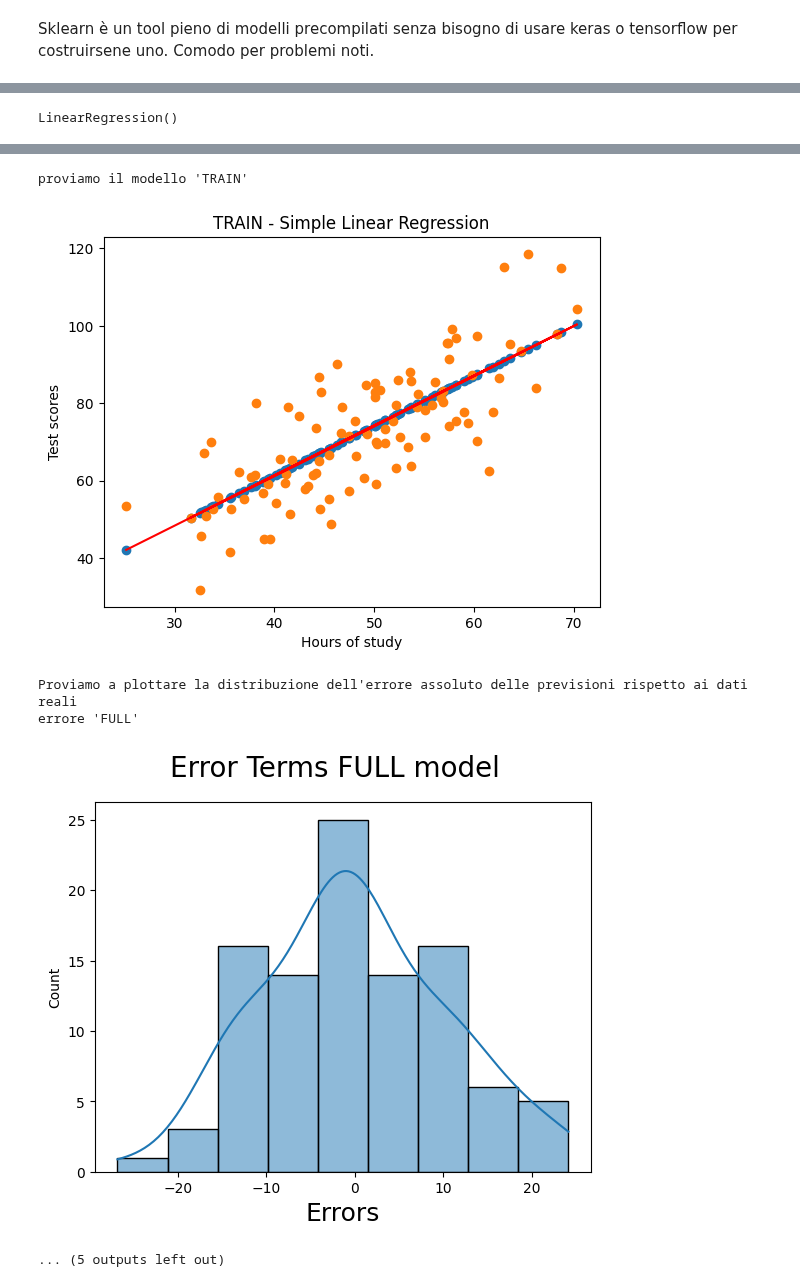
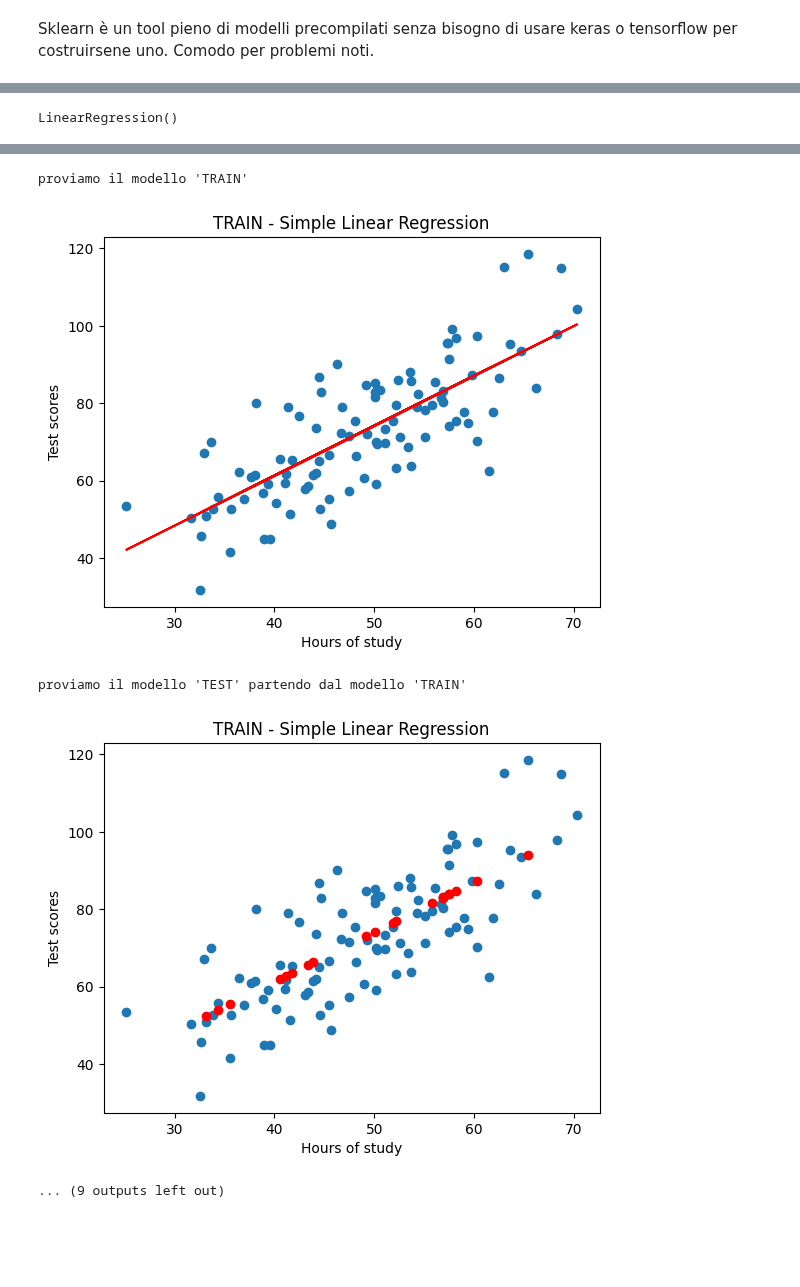
Before and after one commit to Undersk0re/machine-learning-course, a Jupyter notebook: Example/Tools/12-sklearn_datalr.ipynb, the cells around one changed output, grey strips where cells are left out. Cells and saved outputs as stored; diff of their text form; code cells hidden in the pictures; blank space fills up the shorter version.

Commit message:
end evaluation metrics

```diff
--- a/Example/Tools/12-sklearn_datalr.ipynb
+++ b/Example/Tools/12-sklearn_datalr.ipynb
@@ -8,8 +8,9 @@ import pandas as pd
 import seaborn as sns
 
 # the new one
-from sklearn.linear_model import LinearRegression
-from sklearn.model_selection import train_test_split
+from sklearn.linear_model import LinearRegression # il modello
+from sklearn.model_selection import train_test_split # per trattare i dati
+from sklearn.metrics import r2_score, mean_absolute_error, mean_squared_error
 
 print("\n\n\n")
 print("------------------------")
@@ -52,7 +53,10 @@ print("------------------------")
 print("1 - Declare Features and target")
 print("------------------------")
 
-X = x.reshape(-1, 1) # reashape when features number==1
+
+print("Feature is a matrix X")
+#X = x.reshape(-1, 1) # reashape when features number==1
+X = x.reshape(-1, x.size//len(x)) # X--> features
 Y = y # non ha senso usare la notazione matriciale !!!!, da qui in avanti verrà ignorata
 
 
@@ -67,8 +71,6 @@ print("Controlliamo il tipo X" ,type(X[0]) )
 print("Ora abbiamo una matrice (vettore nested)"  )
 
 print("\n\n\n")
-
-
 
 print("train del modello 'FULL' con tutti i dati")
 model_full = LinearRegression()
@@ -94,10 +96,9 @@ print("Coefficienti angolari (vettore): ", model_train.coef_, " di cui la dimens
 print("Intercetta (scalare secco): ", model_train.intercept_)
 
 
-
 print("\n\n\n")
 print("------------------------")
-print("4 - creare la predizione sul modello TRAIN o FULL e plot")
+print("4 - creare la predizione sul modello TEST, TRAIN o FULL e plot")
 print("------------------------")
 print("il modello ci serve per creare una retta (in questo caso di esempio, la più adatta ad approssimare i risultati del nostro esperimento anche per rilevazioni che non abbiamo.")
 
@@ -111,13 +112,21 @@ plt.ylabel('Test scores')
 plt.title('FULL model - Simple Linear Regression')
 plt.show()
 
+print("proviamo il modello 'TRAIN'")
+y_pred_train = model_train.predict(X_train)
+plt.scatter(X,y, ) # default distrib
+x_train = X_train.reshape(-1) # contrario di reshape
+plt.plot(x_train, y_pred_train,'-r') # retta
+plt.xlabel('Hours of study')
+plt.ylabel('Test scores')
+plt.title('TRAIN - Simple Linear Regression')
+plt.show()
 
-
-print("proviamo il modello 'TRAIN'")
-y_pred_train = model_train.predict(X)
-plt.scatter(X,y_pred_train,) # https://matplotlib.org/stable/users/explain/colors/colormaps.html
+print("proviamo il modello 'TEST' partendo dal modello 'TRAIN'")
+y_pred_test = model_train.predict(X_test)
 plt.scatter(X,y, ) # default distrib
-plt.plot(x, y_pred_train,'-r') # retta
+x_test = X_test.reshape(-1) # contrario di reshape
+plt.plot(x_test, y_pred_test,'or') # retta
 plt.xlabel('Hours of study')
 plt.ylabel('Test scores')
 plt.title('TRAIN - Simple Linear Regression')
@@ -128,7 +137,7 @@ plt.show()
 print("Proviamo a plottare la distribuzione dell'errore assoluto delle previsioni rispetto ai dati reali")
 print("errore 'FULL'")
 fig = plt.figure()
-#sns.distplot((Y - y_pred), bins = 20)
+#sns.distplot((Y - y_pred), bins = 20) # deprecated
 sns.histplot((y - y_pred_full), kde=True);
 fig.suptitle('Error Terms FULL model', fontsize = 20)                  # Plot heading
 plt.xlabel('Errors', fontsize = 18)
@@ -137,11 +146,19 @@ plt.show()
 
 print("errore 'TRAIN'")
 fig = plt.figure()
-#sns.distplot((Y - y_pred), bins = 20)
-sns.histplot((y - y_pred_train), kde=True);
+sns.histplot((y_train - y_pred_train), kde=True);
 fig.suptitle('Error Terms TRAIN model', fontsize = 20)                  # Plot heading
 plt.xlabel('Errors', fontsize = 18)
 plt.show()
+
+
+print("errore 'TEST'")
+fig = plt.figure()
+sns.histplot((y_test - y_pred_test), kde=True);
+fig.suptitle('Error Terms TRAIN model with TEST data', fontsize = 20)                  # Plot heading
+plt.xlabel('Errors', fontsize = 18)
+plt.show()
+
 
 
 print("\n\n\n")
@@ -149,9 +166,10 @@ print("Ora visualizziamo un grafico più interattivo con plotly")
 import plotly.express as px
 import plotly.graph_objects as go
 # prende in input i vettori e non le matrici
-fig = px.scatter(x=x, y=y, opacity=0.65, trendline='ols', trendline_color_override='darkblue', width=800)
+fig = px.scatter(x=x, y=y, opacity=0.65, trendline='ols', trendline_color_override='darkblue', width=800) # default distrib
 fig.add_trace(go.Scatter(x=x, y=y_pred_full, mode='lines', name='y_pred_full', line=dict(color='purple'))) # aggiunge la retta del modello lineare
-fig.add_trace(go.Scatter(x=x, y=y_pred_train, mode='lines', name='y_pred_train', line=dict(color='orange'))) # aggiunge la retta del modello lineare
+fig.add_trace(go.Scatter(x=x_train, y=y_pred_train, mode='lines', name='y_pred_train', line=dict(color='orange'))) # aggiunge la retta del modello lineare
+fig.add_trace(go.Scatter(x=x_test, y=y_pred_test, mode='lines', name='y_pred_test', line=dict(color='green'))) # aggiunge la retta del modello lineare
 fig.show()
 
 print("I due modelli non si disconstano molto, questo ci piace")
@@ -159,6 +177,24 @@ print("I due modelli non si disconstano molto, questo ci piace")
 
 print("\n\n\n")
 print("Ora valutiamo la bontà del modello, possiamo solo farlo con il modello TRAIN perchè abbiamo conservato dei dati di paragone")
+
+print("------------------------")
+print("5 -  Misurare l'errore del mio modello")
+print("------------------------")
+
+mae = mean_absolute_error(y_test, y_pred_test) # metrica sempre con input y_test da dataset splittato
+mse = mean_squared_error(y_test, y_pred_test)
+rmse = mean_squared_error(y_test, y_pred_test)
+r2score = r2_score(y_test, y_pred_test)
+
+# aggiustato
+ad_r2score = 1-(1-r2score)*(len(X_test)-1)/(len(X_test)-X_test.shape[1]-1) # confrontare con variabili aggiustato
+
+print('MAE: ', mae)
+print('MSE: ', mse)
+print('RMSE: ', rmse)
+print('R2_score: ', r2score)
+print('Adjusted_R2_score: ', ad_r2score)
 # %% [output]
 ------------------------
 0 - Problem understanding
@@ -217,10 +253,9 @@ Intercetta (scalare secco):  9.664498626786163
 ------------------------
 il modello ci serve per creare una retta (in questo caso di esempio, la più adatta ad approssimare i risultati del nostro esperimento anche per rilevazioni che non abbiamo.
 proviamo il modello 'FULL'
 [figure]
 proviamo il modello 'TRAIN'
-[figure, old version]
+[figure, new version]
-Proviamo a plottare la distribuzione dell'errore assoluto delle previsioni rispetto ai dati reali
-errore 'FULL'
+proviamo il modello 'TEST' partendo dal modello 'TRAIN'
-[figure, old version]
+[figure, new version]
-... (5 outputs left out)
+... (9 outputs left out)
```
Also changed, not shown: parts of 1 cell of this notebook.
